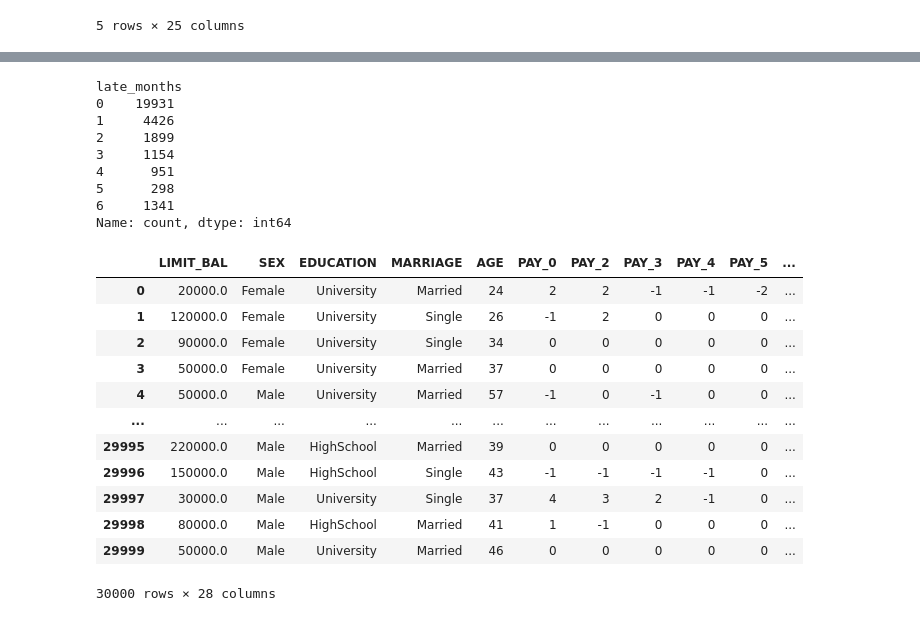
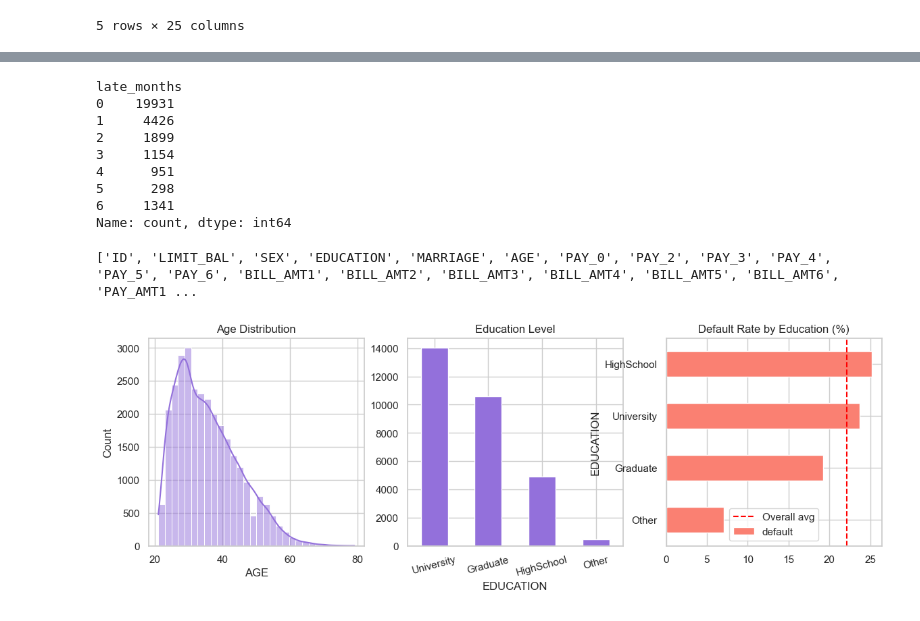
Before and after one commit to KaarthikSekar/CreditCardDetection, a Jupyter notebook: code.ipynb, the cells around one changed output, grey strips where cells are left out. Cells and saved outputs as stored; diff of their text form; code cells hidden in the pictures.

```diff
--- a/code.ipynb
+++ b/code.ipynb
@@ -105,7 +107,8 @@ print(df["late_months"].value_counts().sort_index())
 
 
 df["bill_trend"] = df["BILL_AMT1"] - df["BILL_AMT6"]
-df
+
+df.rename(columns={"default.payment.next.month": "default"}, inplace=True)
 # %% [output]
 late_months
 0    19931
@@ -116,16 +119,39 @@ late_months
 5      298
 6     1341
 Name: count, dtype: int64
-|  | LIMIT_BAL | SEX | EDUCATION | MARRIAGE | AGE | PAY_0 | PAY_2 | PAY_3 | PAY_4 | PAY_5 | ... |
-| 0 | 20000.0 | Female | University | Married | 24 | 2 | 2 | -1 | -1 | -2 | ... |
-| 1 | 120000.0 | Female | University | Single | 26 | -1 | 2 | 0 | 0 | 0 | ... |
-| 2 | 90000.0 | Female | University | Single | 34 | 0 | 0 | 0 | 0 | 0 | ... |
-| 3 | 50000.0 | Female | University | Married | 37 | 0 | 0 | 0 | 0 | 0 | ... |
-| 4 | 50000.0 | Male | University | Married | 57 | -1 | 0 | -1 | 0 | 0 | ... |
-| ... | ... | ... | ... | ... | ... | ... | ... | ... | ... | ... | ... |
-| 29995 | 220000.0 | Male | HighSchool | Married | 39 | 0 | 0 | 0 | 0 | 0 | ... |
-| 29996 | 150000.0 | Male | HighSchool | Single | 43 | -1 | -1 | -1 | -1 | 0 | ... |
-| 29997 | 30000.0 | Male | University | Single | 37 | 4 | 3 | 2 | -1 | 0 | ... |
-| 29998 | 80000.0 | Male | HighSchool | Married | 41 | 1 | -1 | 0 | 0 | 0 | ... |
-| 29999 | 50000.0 | Male | University | Married | 46 | 0 | 0 | 0 | 0 | 0 | ... |
-30000 rows × 28 columns
+# %%
+df.rename(columns={"default.payment.next.month": "default"}, inplace=True)
+print(df.columns.tolist())
+# %% [output]
+['ID', 'LIMIT_BAL', 'SEX', 'EDUCATION', 'MARRIAGE', 'AGE', 'PAY_0', 'PAY_2', 'PAY_3', 'PAY_4', 'PAY_5', 'PAY_6', 'BILL_AMT1', 'BILL_AMT2', 'BILL_AMT3', 'BILL_AMT4', 'BILL_AMT5', 'BILL_AMT6', 'PAY_AMT1 ...
+# %%
+sns.set_theme(style="whitegrid")
+
+fig, axes = plt.subplots(1, 3, figsize=(14, 4))
+
+# Age distribution
+sns.histplot(df["AGE"], bins=30, kde=True, ax=axes[0], color="mediumpurple")
+axes[0].set_title("Age Distribution")
+
+# Education breakdown
+df["EDUCATION"].value_counts().plot(
+    kind="bar", ax=axes[1], color="mediumpurple", edgecolor="white"
+)
+axes[1].set_title("Education Level")
+axes[1].tick_params(axis="x", rotation=15)
+
+# Default rate by education
+default_by_edu = df.groupby("EDUCATION")["default"].mean() * 100
+default_by_edu.sort_values().plot(
+    kind="barh", ax=axes[2], color="salmon", edgecolor="white"
+)
+axes[2].set_title("Default Rate by Education (%)")
+axes[2].axvline(
+    df["default"].mean() * 100, color="red", linestyle="--", label="Overall avg"
+)
+axes[2].legend()
+
+
+plt.show()
+# %% [output]
+[figure, added]
```
Also changed, not shown: parts of 4 cells of this notebook, 3 other files.
